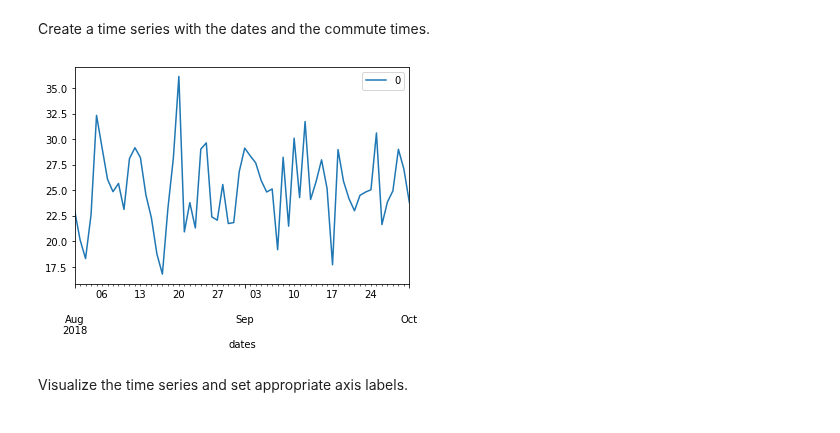
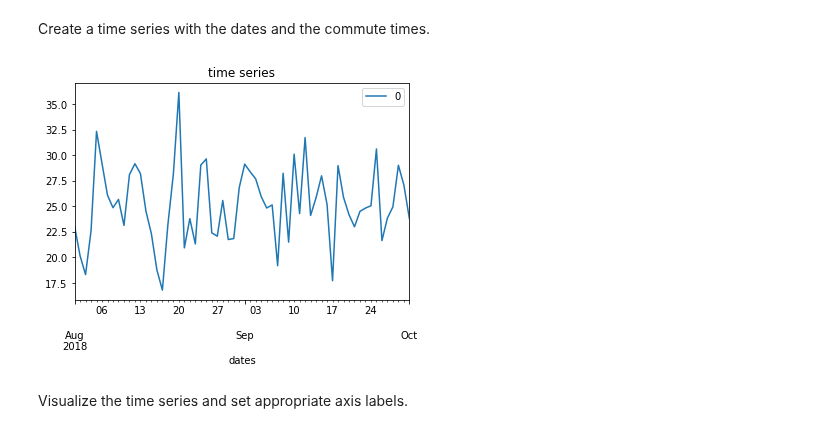
Before and after one commit to rebecca-hh-rosen/dsc-basic-time-series-models-lab-nyc-ds-082619, a Jupyter notebook: index.ipynb, the cells around one changed output. Drawn from its saved outputs; the diff is of its cells as text; code cells hidden in the pictures.

```diff
--- a/index.ipynb
+++ b/index.ipynb
@@ -48,9 +48,9 @@ distro.set_index('dates', inplace=True)
 # %% [markdown]
 Create a time series with the dates and the commute times.
 # %%
-ax = distro.plot('title' = )
+ax = distro.plot(title = 'time series')
 # %% [output]
-[figure, old version]
+[figure, new version]
 # %% [markdown]
 Visualize the time series and set appropriate axis labels.
 # %%
```
